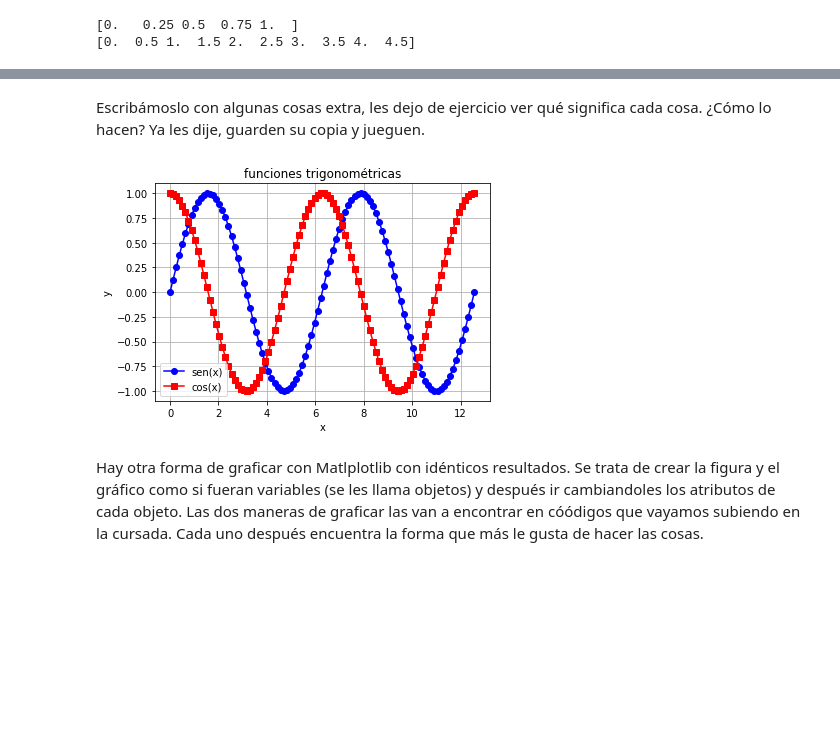
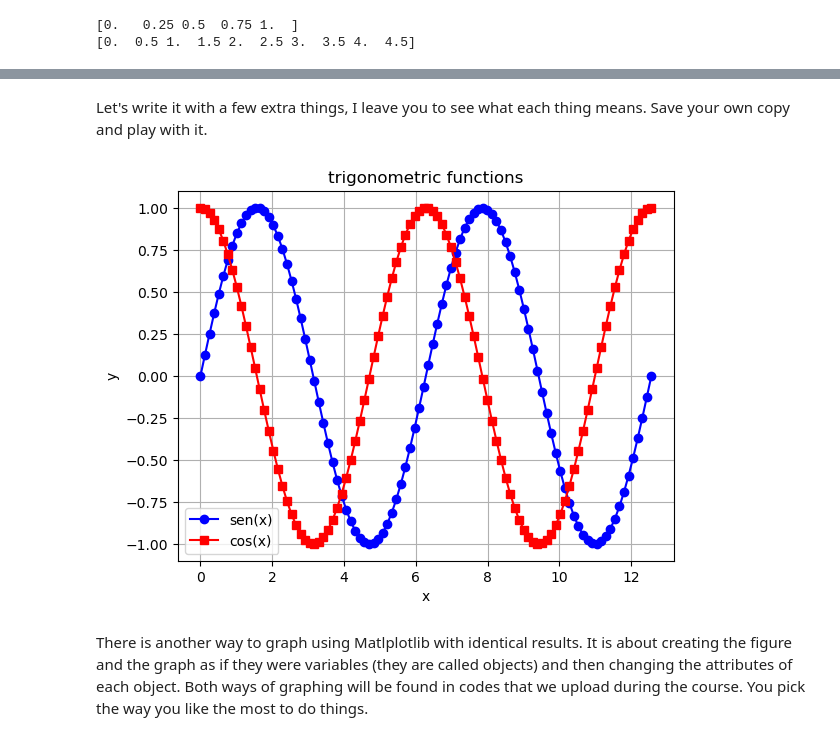
Before and after one commit to unlam/ComputationalAnalyticalMechanics, a Jupyter notebook: 01Vector/IntroPython.ipynb, the cells around one changed output, grey strips where cells are left out. Cells and saved outputs as stored; diff of their text form; code cells hidden in the pictures; blank space fills up the shorter version.

```diff
--- a/01Vector/IntroPython.ipynb
+++ b/01Vector/IntroPython.ipynb
@@ -573,24 +504,23 @@ plt.plot(x,z)
-# %% [markdown]
-Escribámoslo con algunas cosas extra, les dejo de ejercicio ver qué significa cada cosa.
-¿Cómo lo hacen?
-Ya les dije, guarden su copia y jueguen.
+# %% [markdown]
+Let's write it with a few extra things, I leave you to see what each thing means.
+Save your own copy and play with it.
 # %%
 x = np.linspace(0,4*np.pi,100)
 y = np.sin(x)
 z = np.cos(x)
 
 plt.figure()
 plt.plot(x, y, '-o', color='blue', label='sen(x)')
 plt.plot(x, z, '-s', color='red', label='cos(x)')
 plt.legend()
 plt.xlabel('x')
 plt.ylabel('y')
-plt.title('funciones trigonométricas')
+plt.title('trigonometric functions')
 plt.grid()
 # %% [output]
-[figure, old version]
+[figure, new version]
-# %% [markdown]
-Hay otra forma de graficar con Matlplotlib con idénticos resultados.
-Se trata de crear la figura y el gráfico como si fueran variables (se les llama objetos) y después ir cambiandoles los atributos de cada objeto.
-Las dos maneras de graficar las van a encontrar en cóódigos que vayamos subiendo en la cursada. Cada uno después encuentra la forma que más le gusta de hacer las cosas.
+# %% [markdown]
+There is another way to graph using Matlplotlib with identical results.
+It is about creating the figure and the graph as if they were variables (they are called objects) and then changing the attributes of each object.
+Both ways of graphing will be found in codes that we upload during the course. You pick the way you like the most to do things.
 # %%
```
Also changed, not shown: parts of 80 cells of this notebook, 1 other file.
